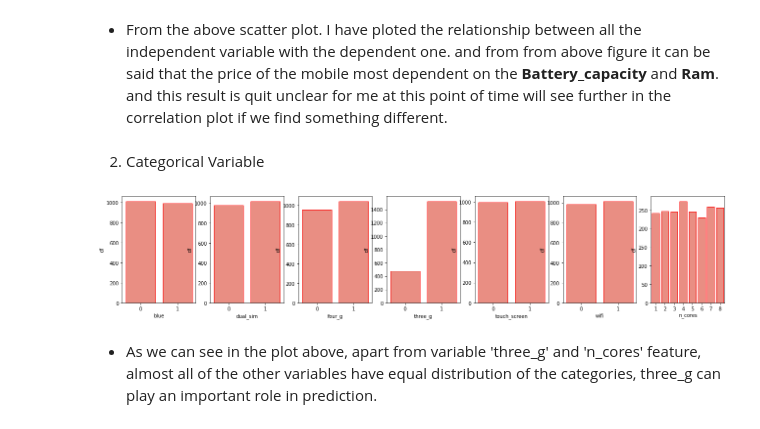
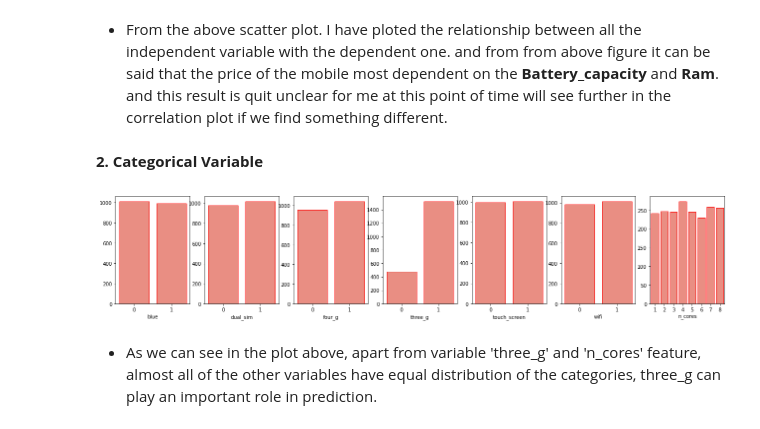
Before and after one commit to Akshay069/Mobile-Price-Range-Prediction, a Jupyter notebook: Mobile_Price_Prediction.ipynb, the cells around one changed output. Drawn from its saved outputs; the diff is of its cells as text; code cells hidden in the pictures.

```diff
--- a/Mobile_Price_Prediction.ipynb
+++ b/Mobile_Price_Prediction.ipynb
@@ -289,16 +320,16 @@ for i in con:
 # %% [markdown]
 * From the above scatter plot. I have ploted the relationship between all the independent variable with the dependent one. and from from above figure it can be said that the price of the mobile most dependent on the **Battery_capacity** and **Ram**. and this result is quit unclear for me at this point of time will see further in the correlation plot if we find something different.
 # %% [markdown]
-2. Categorical Variable
+**2. Categorical Variable**
 # %%
 # Distribution of categories of each categorical variable.
 fig, axs = plt.subplots(1, len(cat), figsize=(22,4))
 
 for i in range(len(cat)):
     sns.countplot(x=df_copy[cat[i]], ax=axs[i], color='salmon', edgecolor='red')
-    axs[i].set_ylabel('df')
+    axs[i].set_ylabel('')
 # %% [output]
-[figure, old version]
+[figure, new version]
 # %% [markdown]
 
 * As we can see in the plot above, apart from variable 'three_g' and 'n_cores' feature, almost all of the other variables have equal distribution of the categories, three_g can play an important role in prediction.
```
Also changed, not shown: parts of 64 cells of this notebook.
